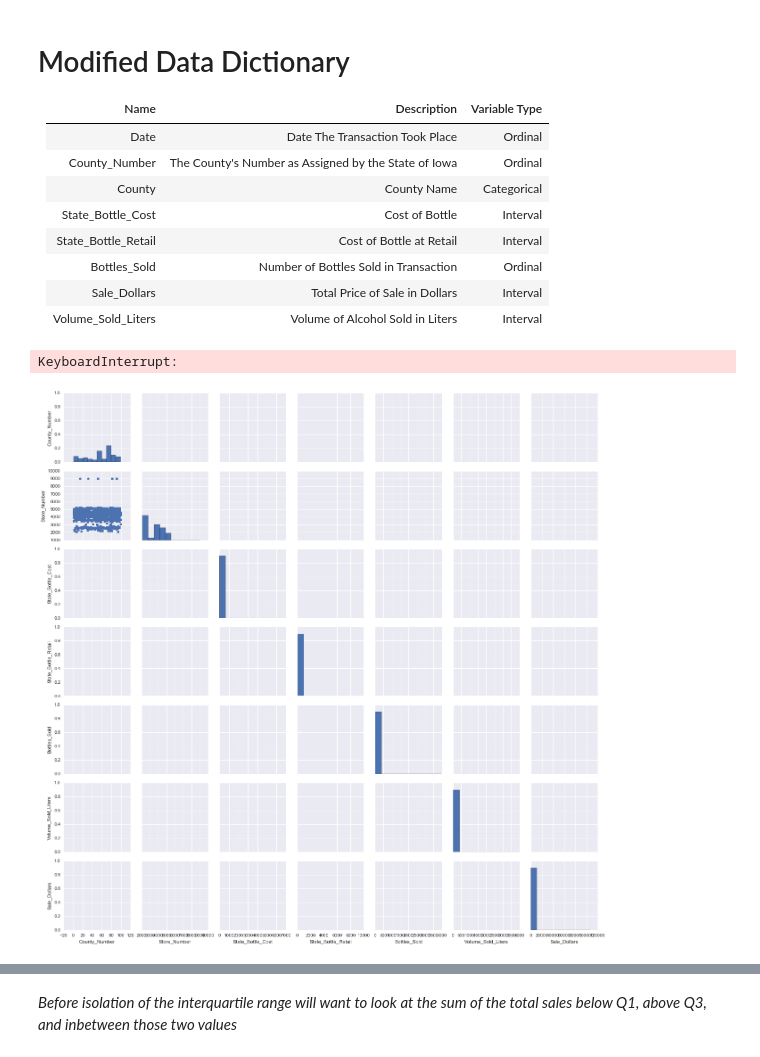
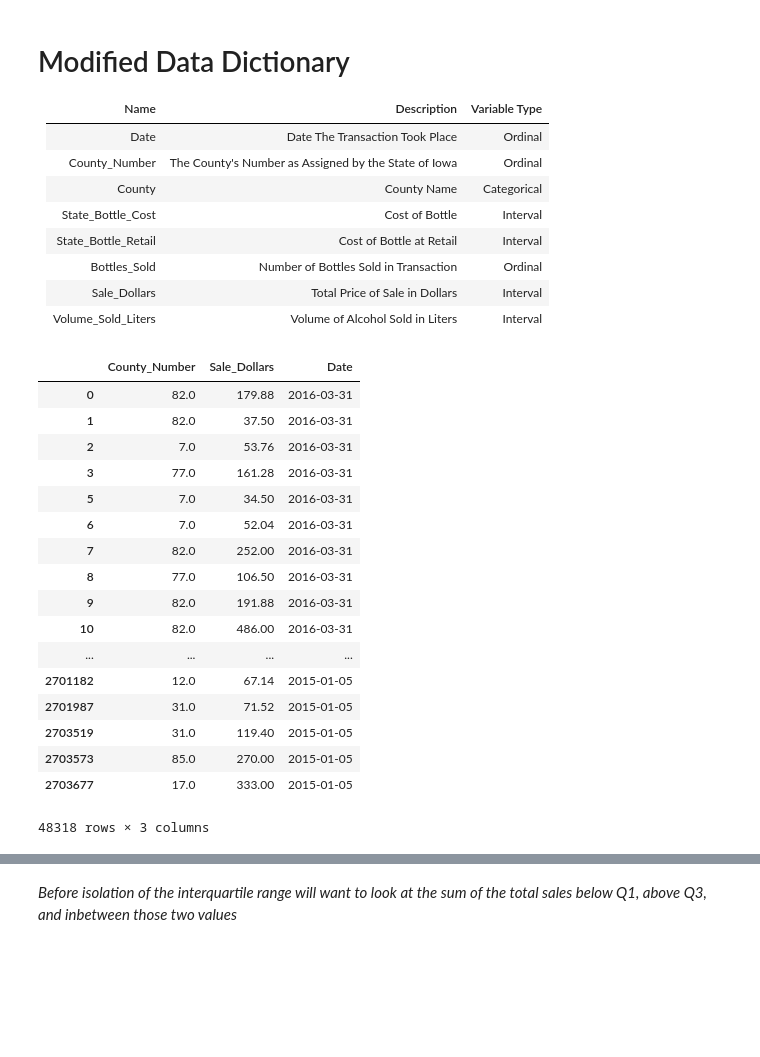
Before and after one commit to sambozek/DSI-SF-1-sebozek, a Jupyter notebook: projects/project-03/Project 3 WIP.ipynb, the cells around one changed output, grey strips where cells are left out. Cells and saved outputs as stored; diff of their text form; code cells hidden in the pictures; blank space fills up the shorter version.

```diff
--- a/projects/project-03/Project 3 WIP.ipynb
+++ b/projects/project-03/Project 3 WIP.ipynb
@@ -165,8 +149,3 @@ liquor.head()
 |Bottles_Sold|Number of Bottles Sold in Transaction|Ordinal|
 |Sale_Dollars|Total Price of Sale in Dollars|Interval|
 |Volume_Sold_Liters|Volume of Alcohol Sold in Liters|Interval|
-# %%
-sns.pairplot(liquor, kind='reg')
-# %% [output]
-KeyboardInterrupt:
-[figure, removed]
@@ -175,4 +156,25 @@ KeyboardInterrupt:
 
 liquor['Year'] = liquor['Date'].map(lambda x: x.year)
 # %%
-sale_Dollars = liquor[['County_Number','Sale_Dollars','Date']].groupby('Date')
+sale_Dollars = liquor[['County_Number','Sale_Dollars','Date']].groupby(['Date', 'County_Number'])
+
+sale_Dollars.head()
+# %% [output]
+|  | County_Number | Sale_Dollars | Date |
+| 0 | 82.0 | 179.88 | 2016-03-31 |
+| 1 | 82.0 | 37.50 | 2016-03-31 |
+| 2 | 7.0 | 53.76 | 2016-03-31 |
+| 3 | 77.0 | 161.28 | 2016-03-31 |
+| 5 | 7.0 | 34.50 | 2016-03-31 |
+| 6 | 7.0 | 52.04 | 2016-03-31 |
+| 7 | 82.0 | 252.00 | 2016-03-31 |
+| 8 | 77.0 | 106.50 | 2016-03-31 |
+| 9 | 82.0 | 191.88 | 2016-03-31 |
+| 10 | 82.0 | 486.00 | 2016-03-31 |
+| ... | ... | ... | ... |
+| 2701182 | 12.0 | 67.14 | 2015-01-05 |
+| 2701987 | 31.0 | 71.52 | 2015-01-05 |
+| 2703519 | 31.0 | 119.40 | 2015-01-05 |
+| 2703573 | 85.0 | 270.00 | 2015-01-05 |
+| 2703677 | 17.0 | 333.00 | 2015-01-05 |
+48318 rows × 3 columns
```
Also changed, not shown: parts of 56 cells of this notebook, 1 other file.
